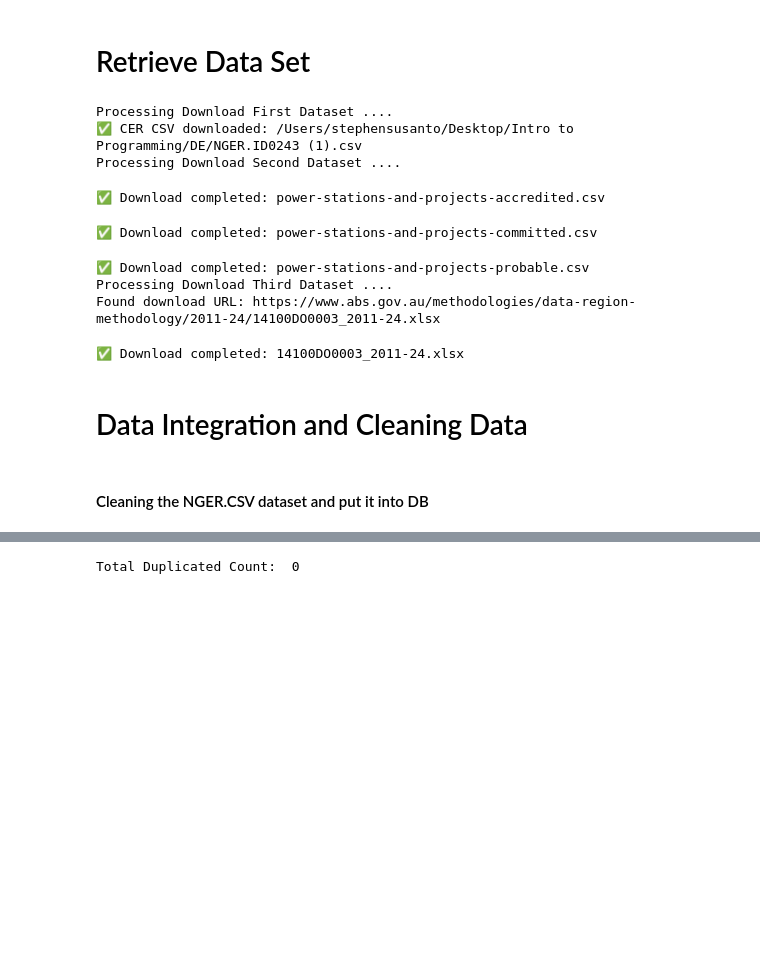
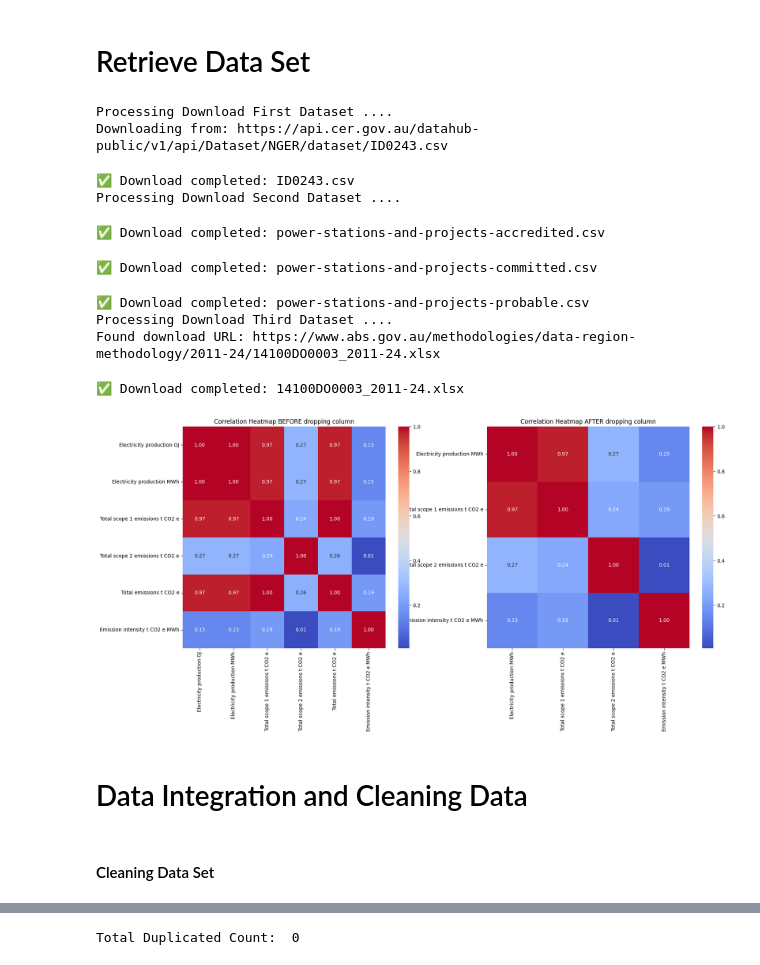
Before and after one commit to stephensusanto/DE, a Jupyter notebook: Asgmt1.ipynb, the cells around one changed output, grey strips where cells are left out. Drawn from its saved outputs; the diff is of its cells as text; code cells hidden in the pictures; blank space fills up the shorter version.

```diff
--- a/Asgmt1.ipynb
+++ b/Asgmt1.ipynb
@@ -199,17 +359,62 @@ def retrieve_data_set():
     print("Processing Download Third Dataset ....")
     abs_url = "https://www.abs.gov.au/methodologies/data-region-methodology/2011-24#data-downloads"
     download.download_abs(url=abs_url)
+cleaning_data = cleaningData()
+
+def cleaning_cer():
+    # first url file
+    df_nger = pd.read_csv("ID0243.csv")
+    # module for Cleaning Data
+
+    # keep the type of F only
+    df_nger = df_nger[df_nger['Type'] == 'F'].copy()
+
+    cleaning_data.replacing_value(df_nger, '-', np.nan)
+
+    columns_to_drop = [
+        'Electricity production GJ',
+        'Total emissions t CO2 e',
+        'Reporting entity',
+        'Important notes',
+        'Grid connected',
+        'Type'
+    ]
+
+    df_nger_numerical, df_nger_categorical = cleaning_data.split_categorical_numerical(df_nger)
+
+    cleaning_data.filling_null_value(df_nger[df_nger_categorical], "Unknown")
+
+    df_nger_cleaning = df_nger.drop(columns=columns_to_drop)
+
+    # correlation before dropping the column
+    numeric_df_before = df_nger.select_dtypes(include='number')
+    corr_before = numeric_df_before.corr()
+
+    numeric_df_after = df_nger_cleaning.select_dtypes(include='number')
+    corr_after = numeric_df_after.corr()
+
+    fig, axes = plt.subplots(1, 2, figsize=(20,8))
+    sns.heatmap(corr_before, annot=True, fmt=".2f", cmap="coolwarm", ax=axes[0])
+    axes[0].set_title("Correlation Heatmap BEFORE dropping column")
+
+    # Heatmap after dropping
+    sns.heatmap(corr_after, annot=True, fmt=".2f", cmap="coolwarm", ax=axes[1])
+    axes[1].set_title("Correlation Heatmap AFTER dropping column")
+    plt.show()
 # %%
 retrieve_data_set()
+cleaning_cer()
 # %% [output]
 Processing Download First Dataset ....
-✅ CER CSV downloaded: /Users/stephensusanto/Desktop/Intro to Programming/DE/NGER.ID0243 (1).csv
-Processing Download Second Dataset ....
+Downloading from: https://api.cer.gov.au/datahub-public/v1/api/Dataset/NGER/dataset/ID0243.csv
-✅ Download completed: power-stations-and-projects-accredited.csv
+✅ Download completed: ID0243.csv
+Processing Download Second Dataset ....
-✅ Download completed: power-stations-and-projects-committed.csv
+✅ Download completed: power-stations-and-projects-accredited.csv
-✅ Download completed: power-stations-and-projects-probable.csv
-Processing Download Third Dataset ....
-Found download URL: https://www.abs.gov.au/methodologies/data-region-methodology/2011-24/14100DO0003_2011-24.xlsx
+✅ Download completed: power-stations-and-projects-committed.csv
-✅ Download completed: 14100DO0003_2011-24.xlsx
+✅ Download completed: power-stations-and-projects-probable.csv
+Processing Download Third Dataset ....
+Found download URL: https://www.abs.gov.au/methodologies/data-region-methodology/2011-24/14100DO0003_2011-24.xlsx
+✅ Download completed: 14100DO0003_2011-24.xlsx
+[figure, added]
 # %% [markdown]
 <h1>Data Integration and Cleaning Data </h1>
@@ -343,4 +431,4 @@ df_abs = pd.ExcelFile("14100DO0003_2011-24.xlsx")
 statistical_area = pd.read_excel(df_abs, 'Table 1', header=[5,6])
 lga_area = pd.read_excel(df_abs, 'Table 2', header=[5,6])
 # %% [markdown]
-#### Cleaning the NGER.CSV dataset and put it into DB
+#### Cleaning Data Set
```
Also changed, not shown: parts of 12 cells of this notebook.
